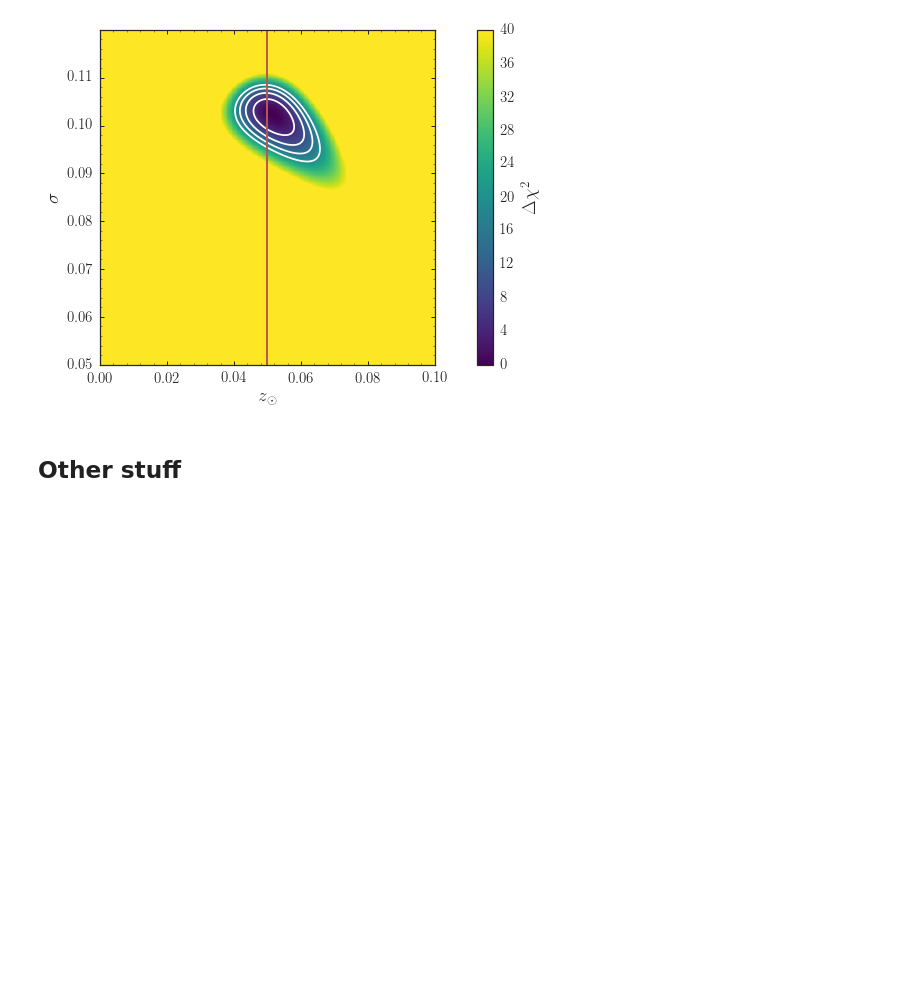
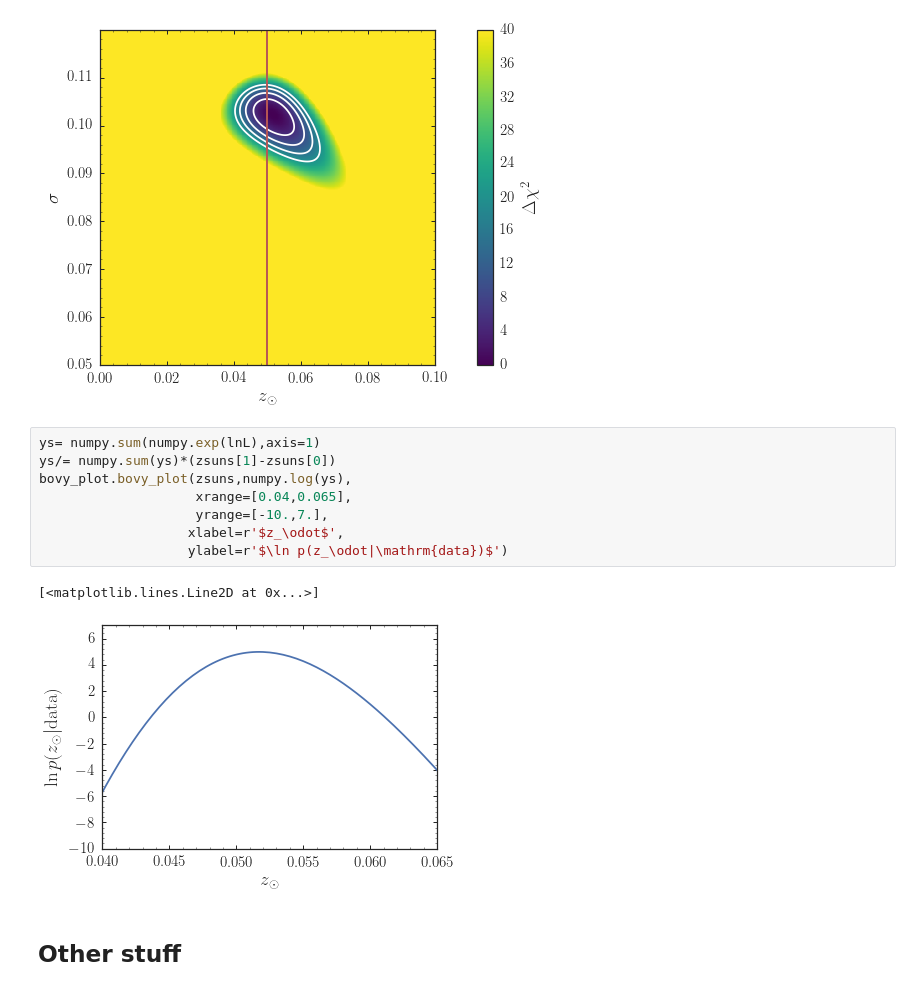
Before and after one commit to jobovy/simple-m2m, a Jupyter notebook: py/HOM2M.ipynb, the cells around one changed output. Saved outputs shown, nothing was run; the diff lists cells and outputs as text; blank space fills up the shorter version.

```diff
--- a/py/HOM2M.ipynb
+++ b/py/HOM2M.ipynb
@@ -803,6 +819,17 @@ print("errors: (zsun,sigma) = (%.4f,%.4f)"\
 Best fit: (zsun,sigma) = (0.052,0.102)
 errors: (zsun,sigma) = (0.0024,0.0017)
 [figure]
+# %%
+ys= numpy.sum(numpy.exp(lnL),axis=1)
+ys/= numpy.sum(ys)*(zsuns[1]-zsuns[0])
+bovy_plot.bovy_plot(zsuns,numpy.log(ys),
+                    xrange=[0.04,0.065],
+                    yrange=[-10.,7.],
+                   xlabel=r'$z_\odot$',
+                   ylabel=r'$\ln p(z_\odot|\mathrm{data})$')
+# %% [output]
+[<matplotlib.lines.Line2D at 0x...>]
+[figure, added]
 # %% [markdown]
 ## Other stuff
 # %%
```
Also changed, not shown: parts of 7 cells of this notebook.
